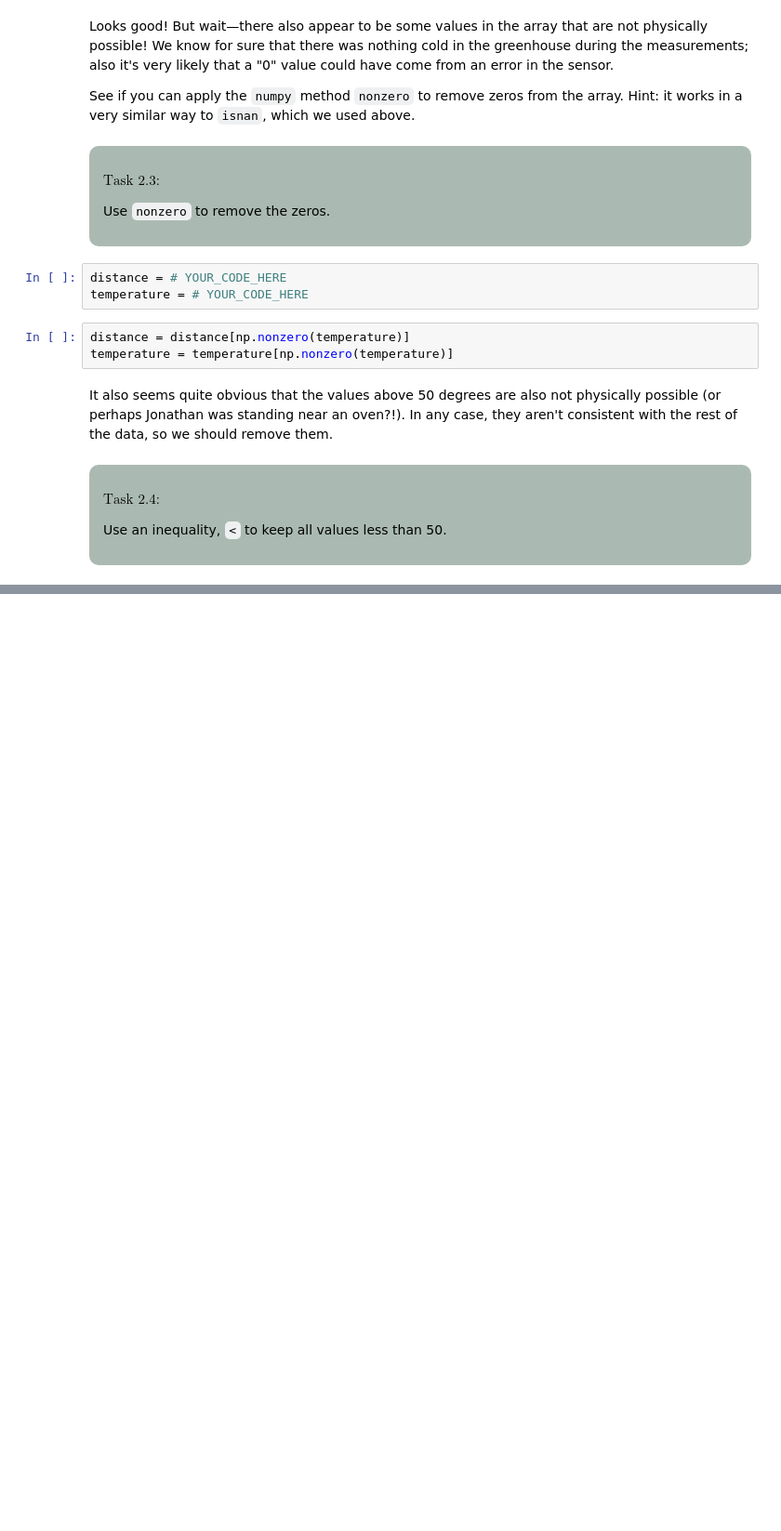
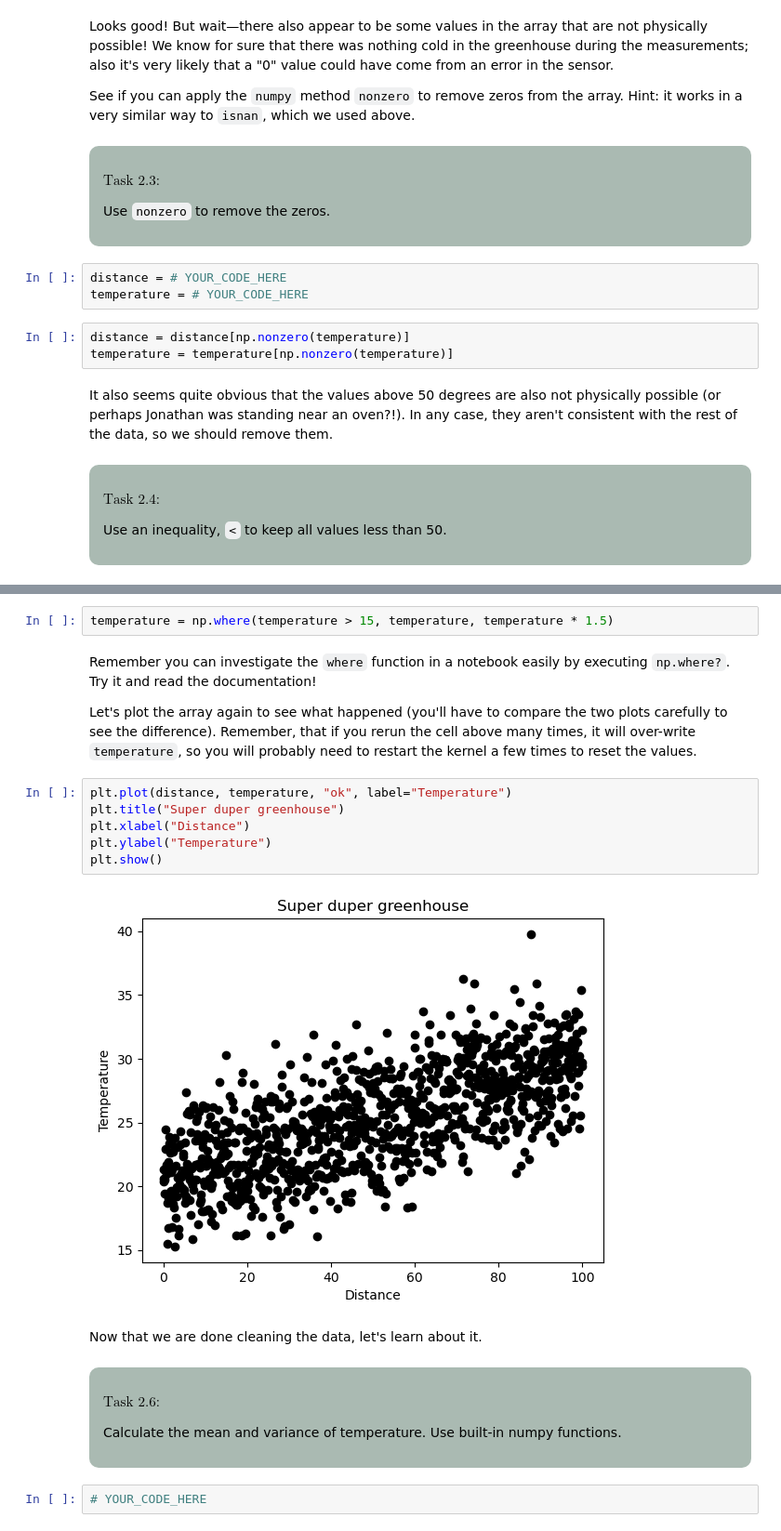
Before and after one commit to MUDE-2025/PA1.3, a Jupyter notebook: ipynb_template.ipynb, the cells around one changed output, grey strips where cells are left out. Shown at 93% size. Saved outputs shown, nothing was run; the diff lists cells and outputs as text; blank space fills up the shorter version.

```diff
--- a/ipynb_template.ipynb
+++ b/ipynb_template.ipynb
@@ -260,0 +288,27 @@ Use an inequality, <code><</code> to keep all values less than 50.
+# %%
+temperature = np.where(temperature > 15, temperature, temperature * 1.5)
+# %% [markdown]
+Remember you can investigate the `where` function in a notebook easily by executing `np.where?`. Try it and read the documentation!
+
+Let's plot the array again to see what happened (you'll have to compare the two plots carefully to see the difference). Remember, that if you rerun the cell above many times, it will over-write `temperature`, so you will probably need to restart the kernel a few times to reset the values.
+# %%
+plt.plot(distance, temperature, "ok", label="Temperature")
+plt.title("Super duper greenhouse")
+plt.xlabel("Distance")
+plt.ylabel("Temperature")
+plt.show()
+# %% [output]
+[figure, added]
+# %% [markdown]
+Now that we are done cleaning the data, let's learn about it.
+# %% [markdown]
+<div style="background-color:#AABAB2; color: black; width:90%; vertical-align: middle; padding:15px; margin: 10px; border-radius: 10px">
+<p>
+
+$\text{Task 2.6:}$
+
+Calculate the mean and variance of temperature. Use built-in numpy functions.
+</p>
+</div>
+# %%
+# YOUR_CODE_HERE
```
Also changed, not shown: parts of 8 cells of this notebook.
